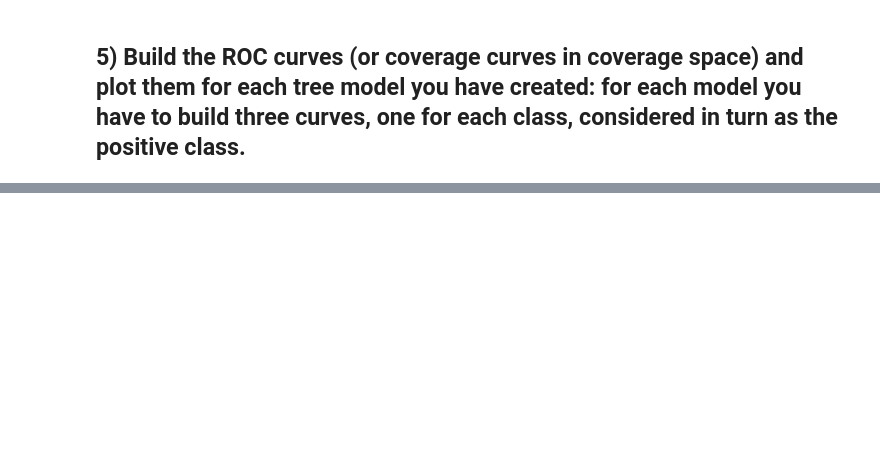
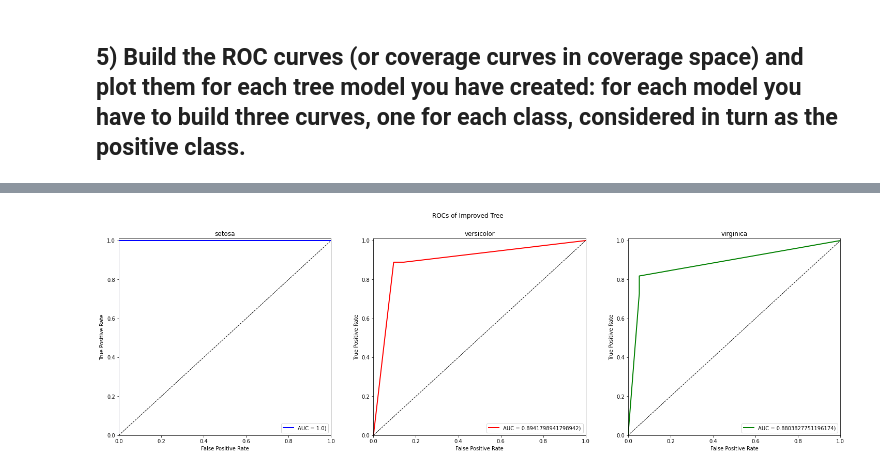
Before and after one commit to lorenzofavaro/machine-learning, a Jupyter notebook: Decision Tree Models/iris_classification.ipynb, the cells around one changed output, grey strips where cells are left out. Cells and saved outputs as stored; diff of their text form; code cells hidden in the pictures; blank space fills up the shorter version.

```diff
--- a/Decision Tree Models/iris_classification.ipynb
+++ b/Decision Tree Models/iris_classification.ipynb
@@ -130,0 +278,5 @@ print(pd.DataFrame(improved_confusion_matrix, index=iris.target_names, columns=i
+# %%
+# Improved (or optimized) case
+plot_rocs("Improved Tree", *compute_roc(clf_improved, False)).show()
+# %% [output]
+[figure, added]
```
Also changed, not shown: parts of 15 cells of this notebook.
